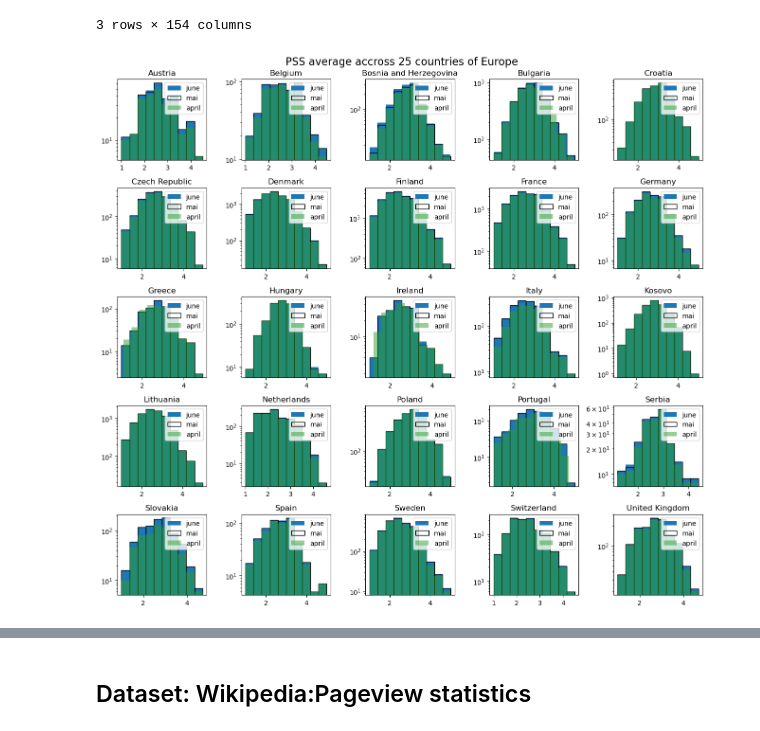
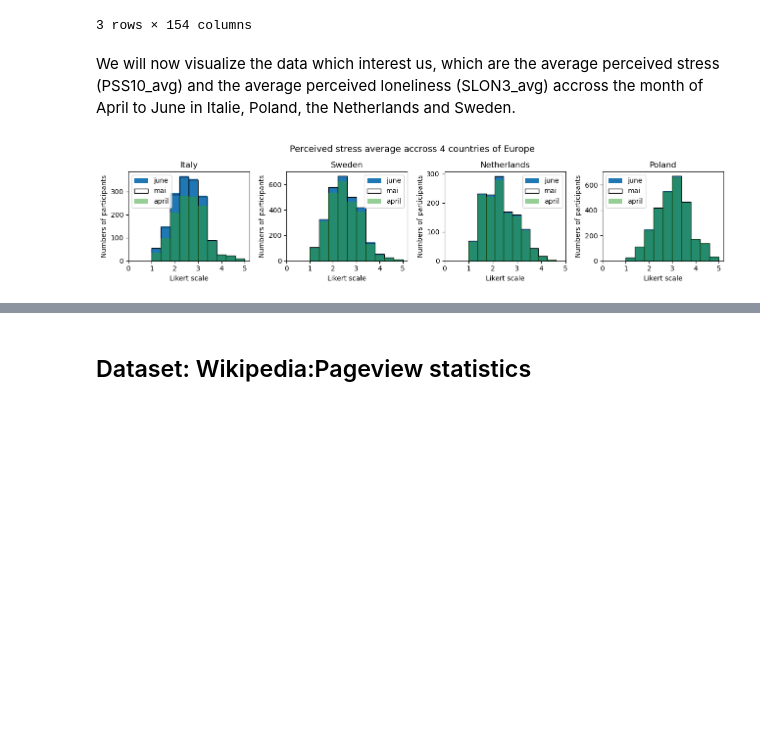
Before and after one commit to epfl-ada/ada-2022-project-adamsleg, a Jupyter notebook: main.ipynb, the cells around one changed output, grey strips where cells are left out. Saved outputs shown, nothing was run; the diff lists cells and outputs as text; code cells hidden in the pictures; blank space fills up the shorter version.

Commit message:
covidistress modified

```diff
--- a/main.ipynb
+++ b/main.ipynb
@@ -128,27 +135,35 @@ df_covidistress_june.head(3)
 | 1 | 1 | 2 | 952 | 2020-06-16 23:19:18 | PL | 36 | Female | ... |
 | 2 | 2 | 3 | 2396 | 2020-06-16 22:47:36 | EN | 45 | Female | ... |
 3 rows × 154 columns
+# %% [markdown]
+We will now visualize the data which interest us, which are the average perceived stress (PSS10_avg) and the average perceived loneliness (SLON3_avg) accross the month of April to June in Italie, Poland, the Netherlands and Sweden.
 # %%
+#list of months to choose data set
 MONTHS = ['june', 'mai', 'april']
+COUNTRIES_INTEREST = ['Italy', 'Sweden', 'Netherlands', 'Poland']
+#april_country = df_covidistress_april.groupby(['Country']).size()
 
-fig, ax = plt.subplots(5, 5, figsize=(13, 12))
-
+fig, ax = plt.subplots(1, 4, figsize=(13, 3))
 axes = ax.flatten()
-for country, axe in zip(june_country.index, axes):
+for country, axe in zip(COUNTRIES_INTEREST, axes):
     df_hist_june = df_covidistress_june.loc[df_covidistress_june['Country'] == country]
     df_hist_mai = df_covidistress_mai.loc[df_covidistress_mai['Country'] == country]
     df_hist_april = df_covidistress_april.loc[df_covidistress_april['Country'] == country]
 
     axe.hist(df_hist_june['PSS10_avg'][:])
     axe.hist(df_hist_mai['PSS10_avg'][:], stacked=True, fill=False)
     axe.hist(df_hist_april['PSS10_avg'][:], alpha = .5)
-    axe.set_yscale('log')
     axe.set_title(country)
     axe.legend(MONTHS)
+    axe.xaxis.set_ticks(range(6))
+    axe.xaxis.set_ticklabels(['0', '1', '2', '3', '4', '5'])
 
-fig.suptitle('PSS average accross 25 countries of Europe', fontsize=16)
+    axe.set_ylabel('Numbers of participants')
+    axe.set_xlabel('Likert scale')
+
+fig.suptitle('Perceived stress average accross 4 countries of Europe', fontsize=13)
 fig.tight_layout()
-fig.subplots_adjust(top=0.94)
+fig.subplots_adjust(top=0.8)
 # %% [output]
-[figure, old version]
+[figure, new version]
 # %%
```
Also changed, not shown: parts of 8 cells of this notebook.
